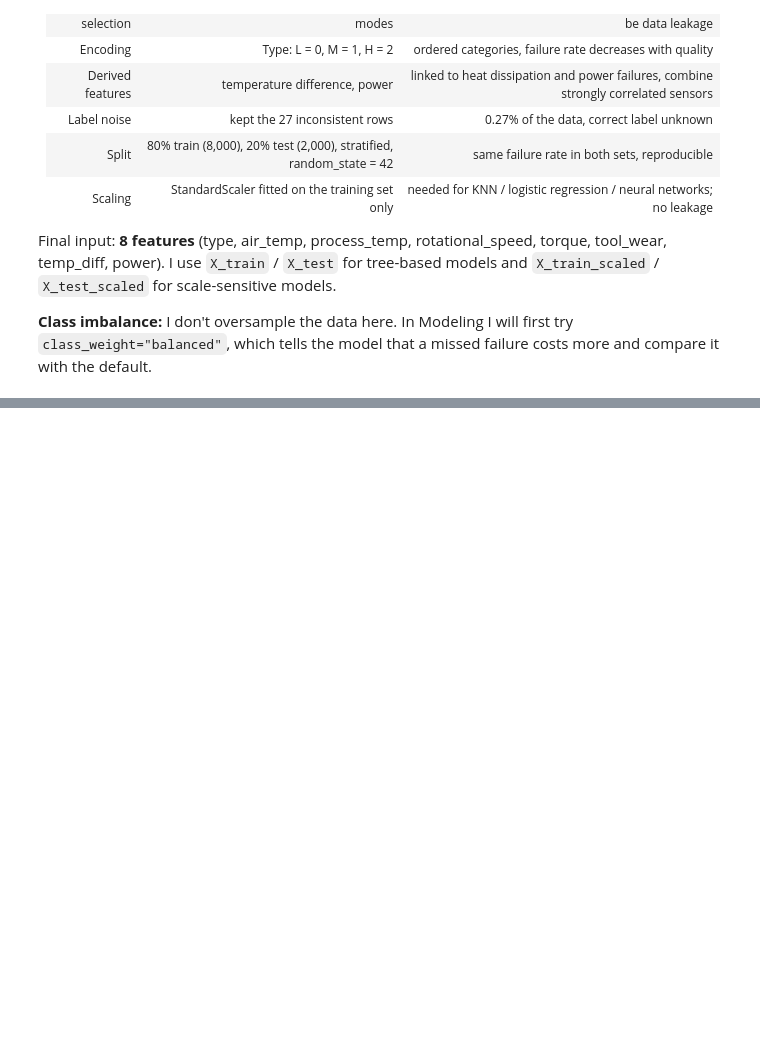
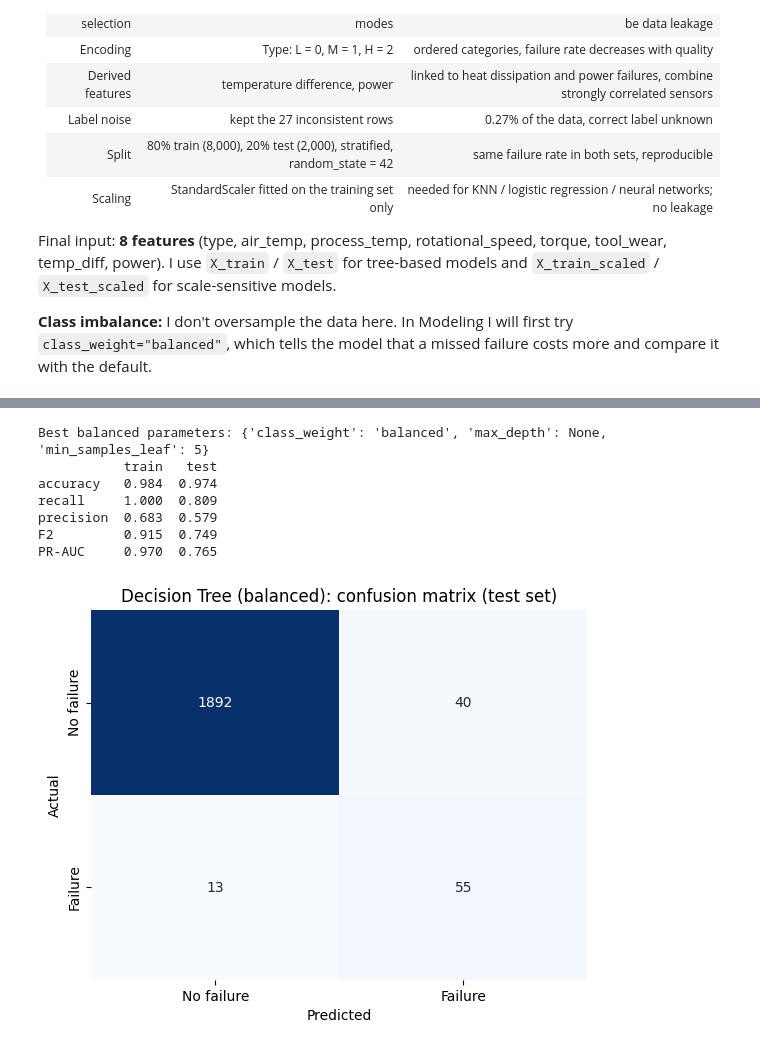
Before and after one commit to serraozkasap/ml-ai4i-predictive-maintenance, a Jupyter notebook: ai4i_predictive_maintenance.ipynb, the cells around one changed output, grey strips where cells are left out. Drawn from its saved outputs; the diff is of its cells as text; code cells hidden in the pictures; blank space fills up the shorter version.

```diff
--- a/ai4i_predictive_maintenance.ipynb
+++ b/ai4i_predictive_maintenance.ipynb
@@ -622,0 +809,18 @@ Final input: **8 features** (type, air_temp, process_temp, rotational_speed, tor
+# %%
+#best tree with class_weight="balanced", to see how weighting the failures changes the errors:
+best_balanced = (cv_table[cv_table["class_weight"] == "balanced"]
+                 .sort_values("mean_test_score", ascending=False).iloc[0]["params"])
+print("Best balanced parameters:", best_balanced)
+dt_balanced = DecisionTreeClassifier(random_state=42, **best_balanced).fit(X_train, y_train)
+print(pd.DataFrame({"train": evaluate(dt_balanced, X_train, y_train),
+                    "test": evaluate(dt_balanced, X_test, y_test)}).round(3))
+plot_confusion(dt_balanced, X_test, y_test, "Decision Tree (balanced): confusion matrix (test set)")
+# %% [output]
+Best balanced parameters: {'class_weight': 'balanced', 'max_depth': None, 'min_samples_leaf': 5}
+           train   test
+accuracy   0.984  0.974
+recall     1.000  0.809
+precision  0.683  0.579
+F2         0.915  0.749
+PR-AUC     0.970  0.765
+[figure, added]
```
Also changed, not shown: parts of 13 cells of this notebook.
